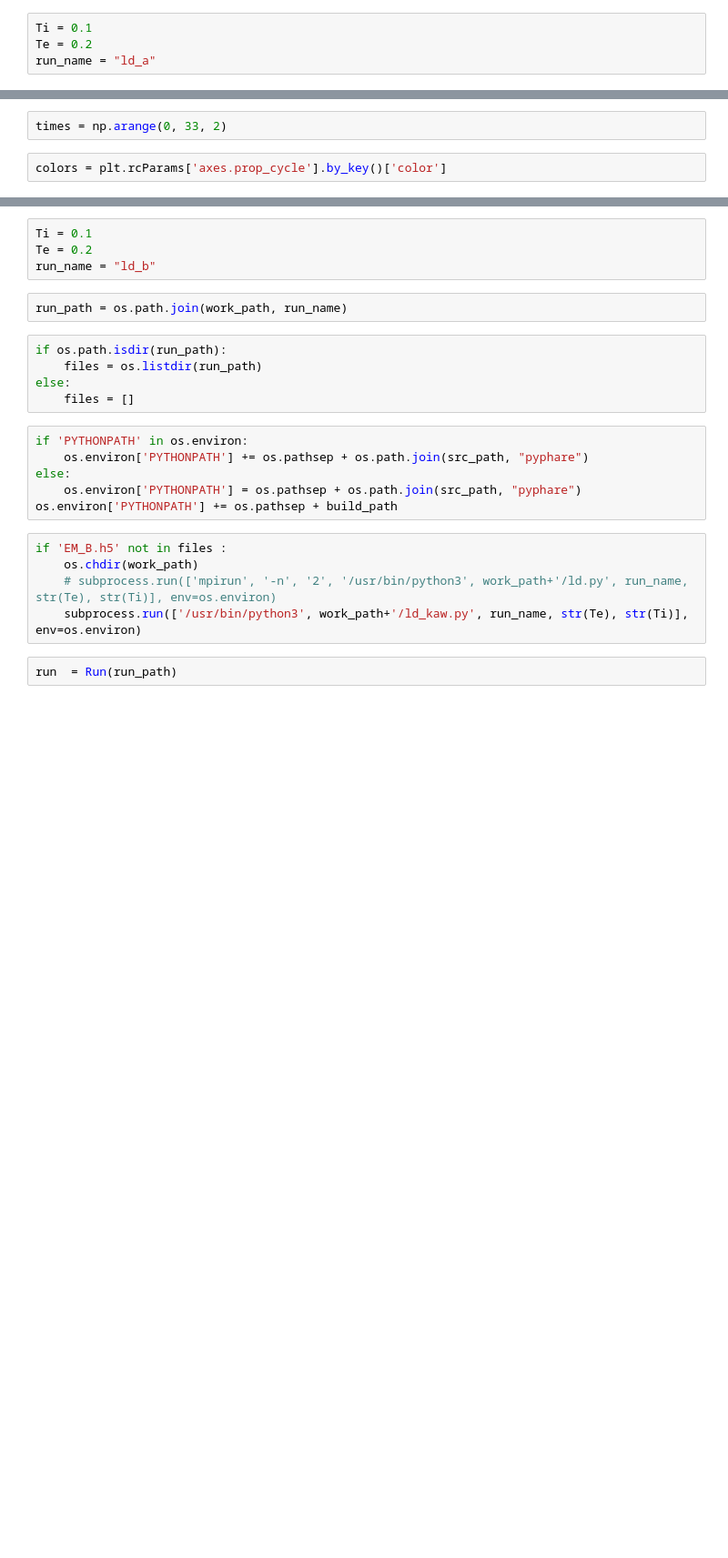
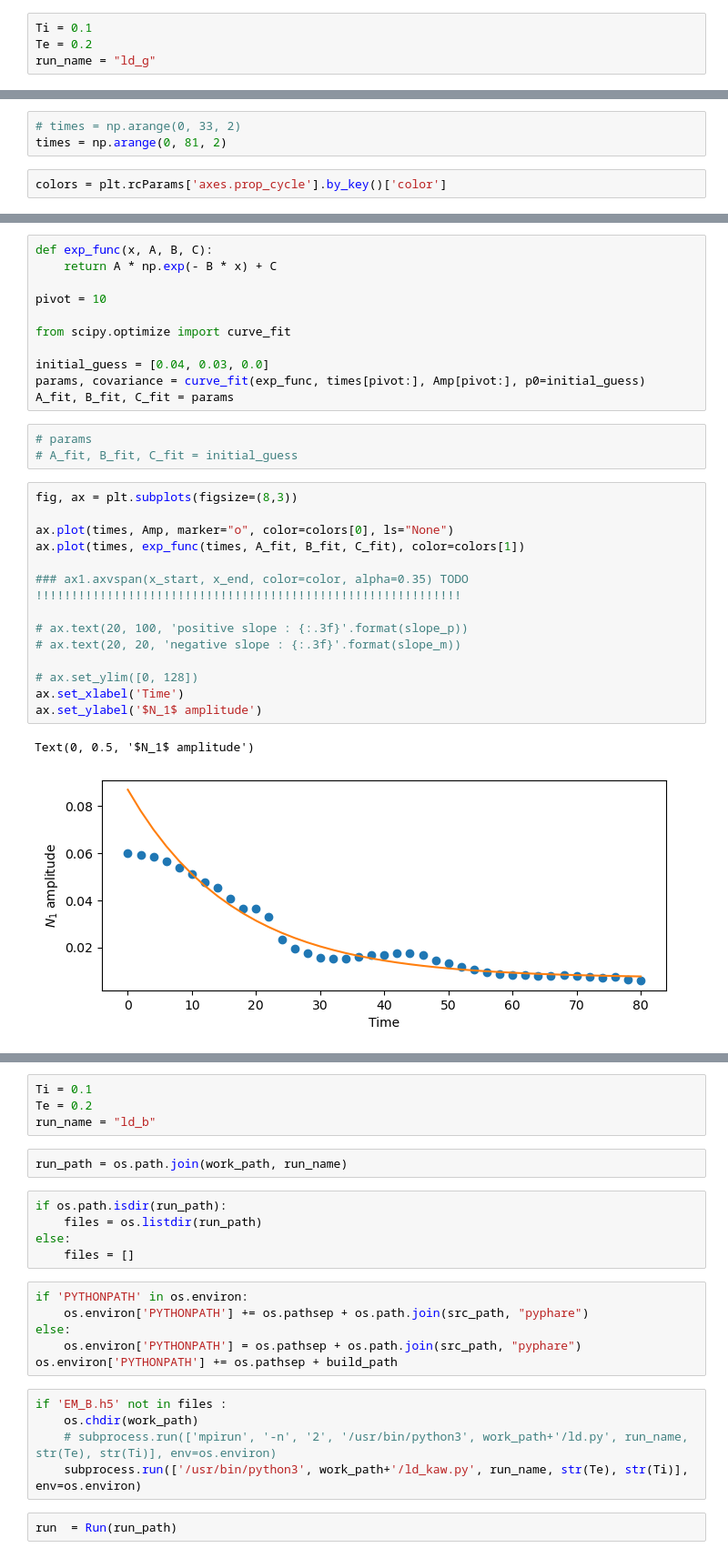
Before and after one commit to rochSmets/farMe, a Jupyter notebook: landau/ld.ipynb, the cells around one changed output, grey strips where cells are left out. Shown at 91% size. Saved outputs shown, nothing was run; the diff lists cells and outputs as text; blank space fills up the shorter version.

```diff
--- a/landau/ld.ipynb
+++ b/landau/ld.ipynb
@@ -20,7 +22,7 @@ from numpy import polyfit
 # %%
 Ti = 0.1
 Te = 0.2
-run_name = "ld_a"
+run_name = "ld_g"
 # %%
 run_path = os.path.join(work_path, run_name)
 # %%
@@ -42,7 +51,8 @@ if 'EM_E.h5' not in files :
 # %%
 run  = Run(run_path)
 # %%
-times = np.arange(0, 33, 2)
+# times = np.arange(0, 33, 2)
+times = np.arange(0, 81, 2)
 # %%
 colors = plt.rcParams['axes.prop_cycle'].by_key()['color']
 # %%
@@ -83,0 +159,31 @@ for i, tim in enumerate(times):
+# %%
+def exp_func(x, A, B, C):
+    return A * np.exp(- B * x) + C
+
+pivot = 10
+
+from scipy.optimize import curve_fit
+
+initial_guess = [0.04, 0.03, 0.0]
+params, covariance = curve_fit(exp_func, times[pivot:], Amp[pivot:], p0=initial_guess)
+A_fit, B_fit, C_fit = params
+# %%
+# params
+# A_fit, B_fit, C_fit = initial_guess
+# %%
+fig, ax = plt.subplots(figsize=(8,3))
+
+ax.plot(times, Amp, marker="o", color=colors[0], ls="None")
+ax.plot(times, exp_func(times, A_fit, B_fit, C_fit), color=colors[1])
+
+### ax1.axvspan(x_start, x_end, color=color, alpha=0.35) TODO !!!!!!!!!!!!!!!!!!!!!!!!!!!!!!!!!!!!!!!!!!!!!!!!!!!!!!!!!!!!
+
+# ax.text(20, 100, 'positive slope : {:.3f}'.format(slope_p))
+# ax.text(20, 20, 'negative slope : {:.3f}'.format(slope_m))
+
+# ax.set_ylim([0, 128])
+ax.set_xlabel('Time')
+ax.set_ylabel('$N_1$ amplitude')
+# %% [output]
+Text(0, 0.5, '$N_1$ amplitude')
+[figure, added]
```
Also changed, not shown: parts of 12 cells of this notebook, 1 other file.
